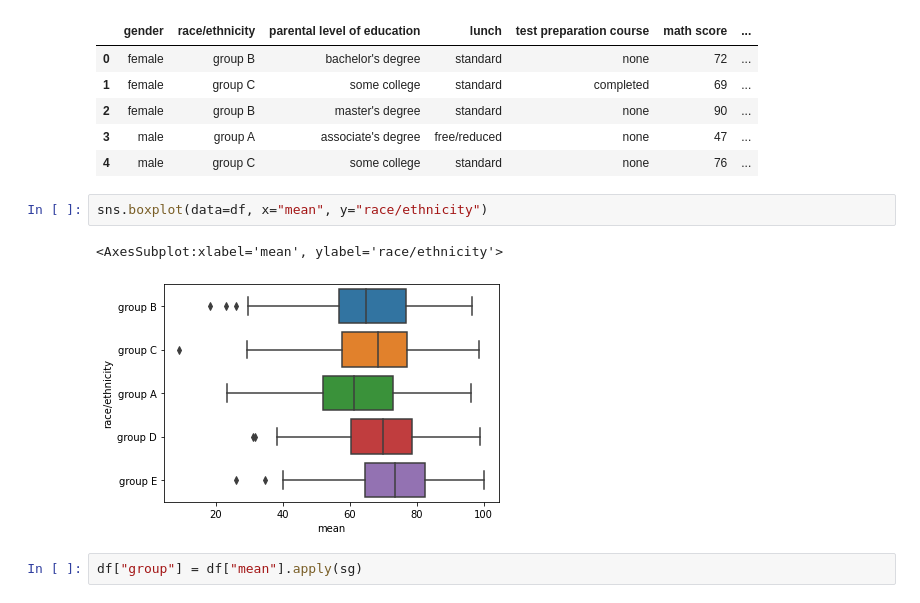
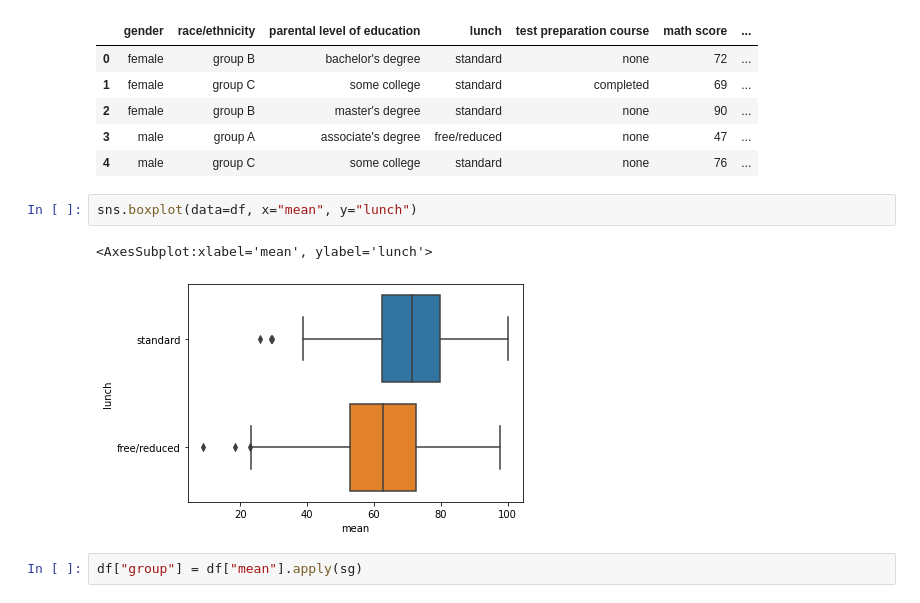
Before and after one commit to AnushavanAleksanyan/data_science_beyond, a Jupyter notebook: src/third_month/project_3_2.ipynb, the cells around one changed output. Saved outputs shown, nothing was run; the diff lists cells and outputs as text.

```diff
--- a/src/third_month/project_3_2.ipynb
+++ b/src/third_month/project_3_2.ipynb
@@ -88,10 +90,10 @@ df.head()
 | 3 | male | group A | associate's degree | free/reduced | none | 47 | ... |
 | 4 | male | group C | some college | standard | none | 76 | ... |
 # %%
-sns.boxplot(data=df, x="mean", y="race/ethnicity")
+sns.boxplot(data=df, x="mean", y="lunch")
 # %% [output]
-<AxesSubplot:xlabel='mean', ylabel='race/ethnicity'>
+<AxesSubplot:xlabel='mean', ylabel='lunch'>
-[figure, old version]
+[figure, new version]
 # %%
 df["group"] = df["mean"].apply(sg)
 # %%
```
Also changed, not shown: parts of 21 cells of this notebook.
